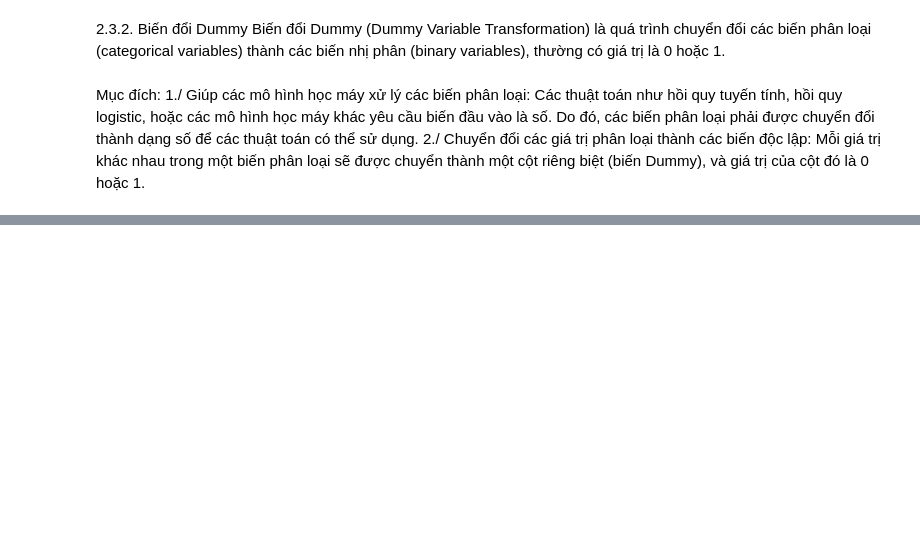
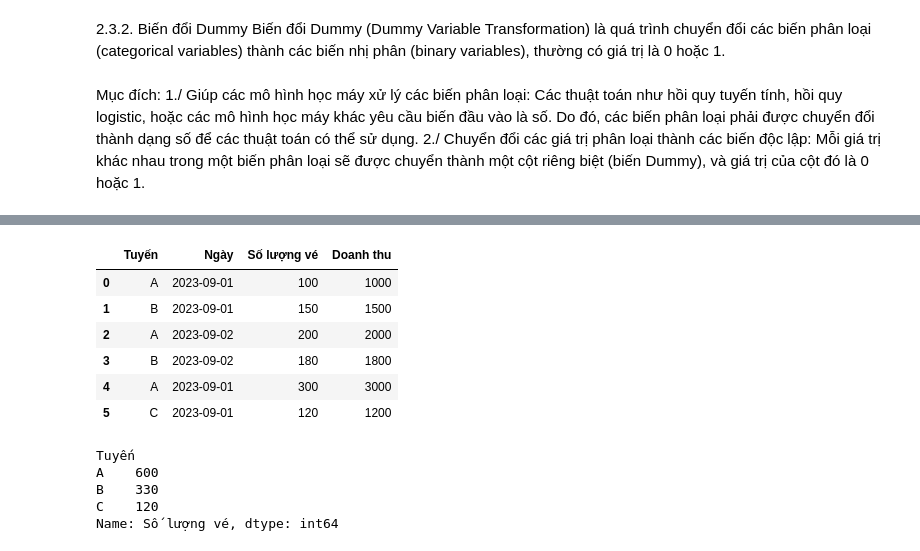
Before and after one commit to Kimbommm/AL_ML, a Jupyter notebook: PHU_LUC/2.ipynb, the cells around one changed output, grey strips where cells are left out. Saved outputs shown, nothing was run; the diff lists cells and outputs as text; code cells hidden in the pictures; blank space fills up the shorter version.

```diff
--- a/PHU_LUC/2.ipynb
+++ b/PHU_LUC/2.ipynb
@@ -589,0 +602,26 @@ pd.get_dummies(df5)
+# %%
+data = {'Tuyến': ['A', 'B', 'A', 'B', 'A', 'C'],
+        'Ngày': ['2023-09-01', '2023-09-01', '2023-09-02', '2023-09-02', '2023-09-01', '2023-09-01'],
+        'Số lượng vé': [100, 150, 200, 180, 300, 120],
+        'Doanh thu': [1000, 1500, 2000, 1800, 3000, 1200]}
+
+df = pd.DataFrame(data)
+df
+# %% [output]
+|  | Tuyến | Ngày | Số lượng vé | Doanh thu |
+| 0 | A | 2023-09-01 | 100 | 1000 |
+| 1 | B | 2023-09-01 | 150 | 1500 |
+| 2 | A | 2023-09-02 | 200 | 2000 |
+| 3 | B | 2023-09-02 | 180 | 1800 |
+| 4 | A | 2023-09-01 | 300 | 3000 |
+| 5 | C | 2023-09-01 | 120 | 1200 |
+# %%
+# Nhóm theo cột 'Tuyến' và tính tổng 'Số lượng vé' theo từng nhóm
+df_grouped = df.groupby('Tuyến')['Số lượng vé'].sum()
+df_grouped
+# %% [output]
+Tuyến
+A    600
+B    330
+C    120
+Name: Số lượng vé, dtype: int64
```
Also changed, not shown: parts of 25 cells of this notebook.
